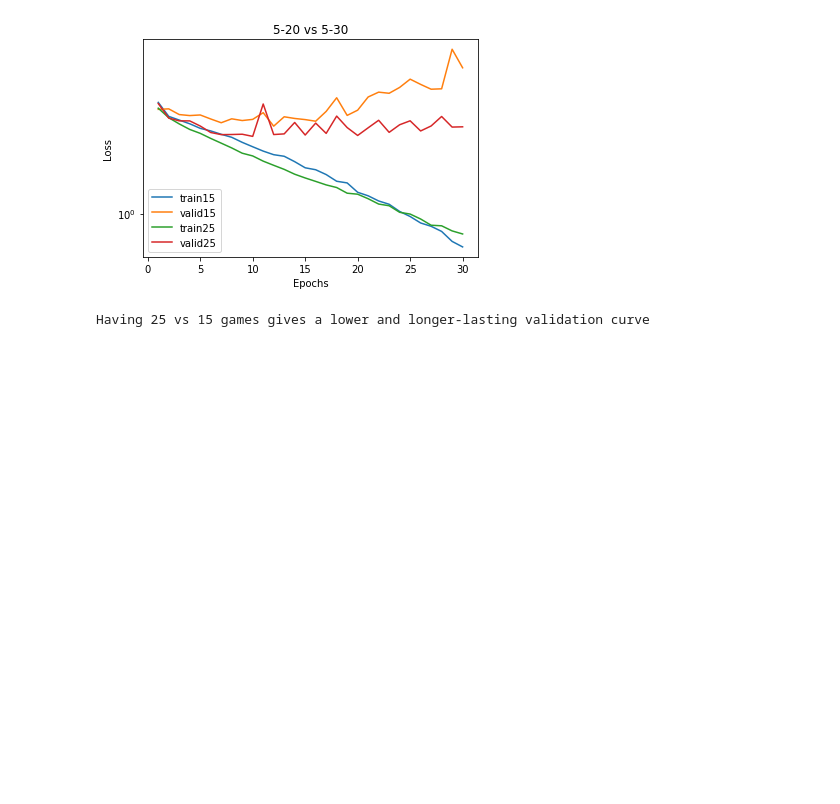
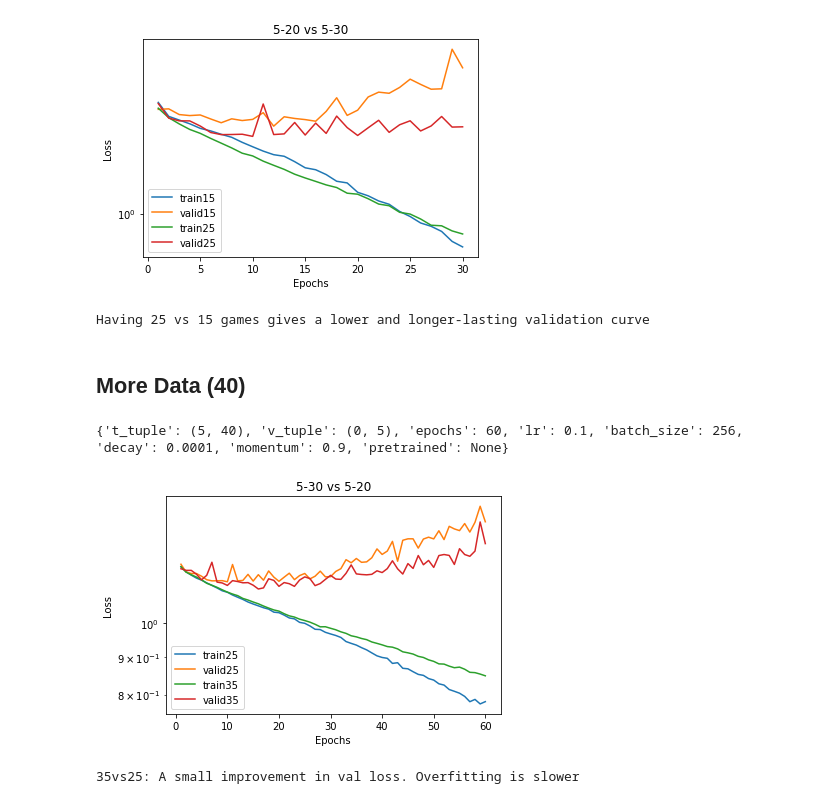
Before and after one commit to fqjin/2048NN, a Jupyter notebook: logs/training_logs.ipynb, the cells around one changed output. Cells and saved outputs as stored; diff of their text form; code cells hidden in the pictures; blank space fills up the shorter version.

Commit message:
Train with more games

```diff
--- a/logs/training_logs.ipynb
+++ b/logs/training_logs.ipynb
@@ -203,3 +203,25 @@ print('Having 25 vs 15 games gives a lower and longer-lasting validation curve')
 {'t_tuple': (5, 30), 'v_tuple': (0, 5), 'epochs': 60, 'lr': 0.1, 'batch_size': 256, 'decay': 0.0001, 'momentum': 0.9, 'pretrained': None}
 [figure]
 Having 25 vs 15 games gives a lower and longer-lasting validation curve
+# %% [markdown]
+## More Data (40)
+# %%
+logs0 = np.load('20190610/5_30_epox60_lr0.1.npz')
+logs1 = np.load('20190611/5_40_epox60_lr0.1.npz')
+print(logs1['params'])
+t_loss0 = logs0['t_loss']
+v_loss0 = logs0['v_loss']2
+t_loss1 = logs1['t_loss']
+v_loss1 = logs1['v_loss']
+epochs = np.arange(1, len(t_loss0)+1)
+plt.semilogy(epochs, t_loss0, epochs, v_loss0, epochs, t_loss1, epochs, v_loss1)
+plt.legend(['train25','valid25','train35','valid35'])
+plt.xlabel('Epochs')
+plt.ylabel('Loss')
+plt.title('5-30 vs 5-20')
+plt.show()
+print('35vs25: A small improvement in val loss. Overfitting is slower')
+# %% [output]
+{'t_tuple': (5, 40), 'v_tuple': (0, 5), 'epochs': 60, 'lr': 0.1, 'batch_size': 256, 'decay': 0.0001, 'momentum': 0.9, 'pretrained': None}
+[figure, added]
+35vs25: A small improvement in val loss. Overfitting is slower
```
Also changed, not shown: parts of 4 cells of this notebook, 3 other files.
